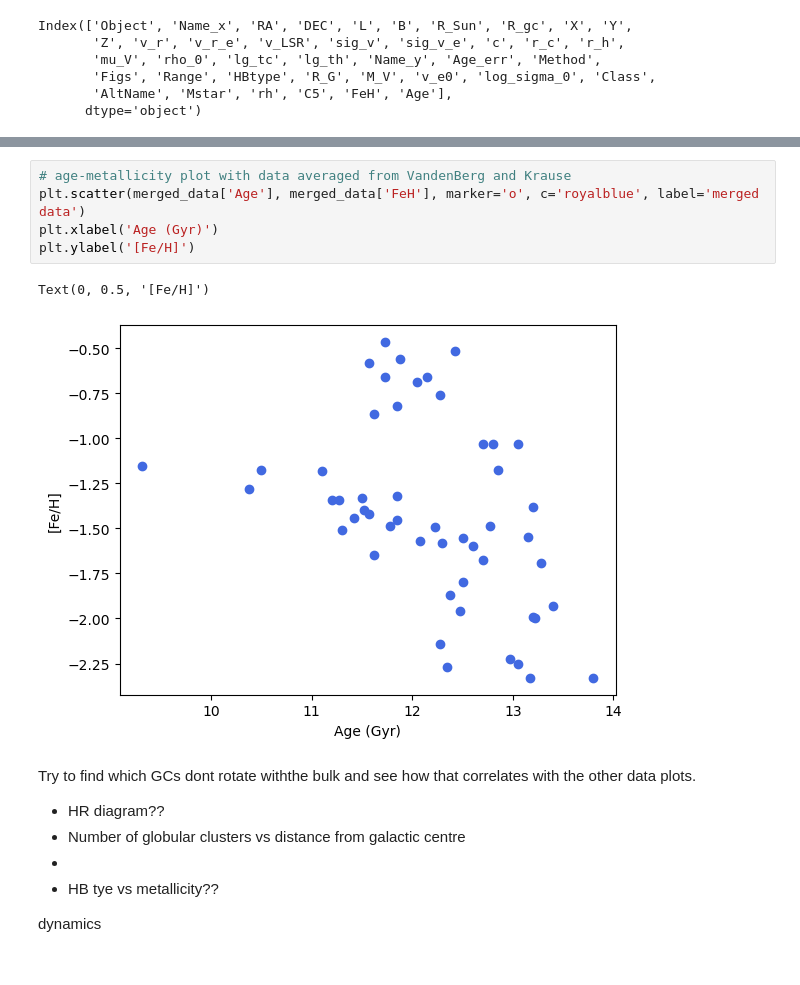
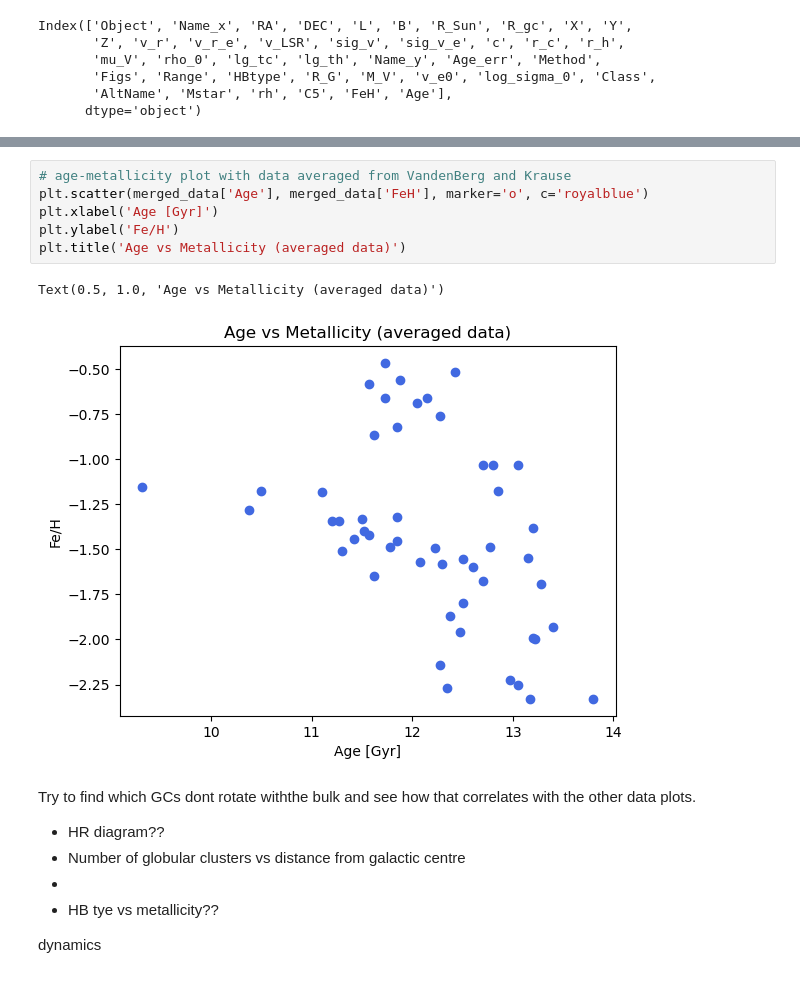
Before and after one commit to sleepdepr1ved/PHYS3116_Team, a Jupyter notebook: 3116.ipynb, the cells around one changed output, grey strips where cells are left out. Cells and saved outputs as stored; diff of their text form.

Commit message:
fixed some labelling

```diff
--- a/3116.ipynb
+++ b/3116.ipynb
@@ -256,11 +256,12 @@ plt.show()
 # %%
 # age-metallicity plot with data averaged from VandenBerg and Krause
-plt.scatter(merged_data['Age'], merged_data['FeH'], marker='o', c='royalblue', label='merged data')
-plt.xlabel('Age (Gyr)')
-plt.ylabel('[Fe/H]')
+plt.scatter(merged_data['Age'], merged_data['FeH'], marker='o', c='royalblue')
+plt.xlabel('Age [Gyr]')
+plt.ylabel('Fe/H')
+plt.title('Age vs Metallicity (averaged data)')
 # %% [output]
-Text(0, 0.5, '[Fe/H]')
+Text(0.5, 1.0, 'Age vs Metallicity (averaged data)')
-[figure, old version]
+[figure, new version]
 # %% [markdown]
 Try to find which GCs dont rotate withthe bulk and see how that correlates with the other data plots.
 - HR diagram??
```
Also changed, not shown: parts of 2 cells of this notebook.
